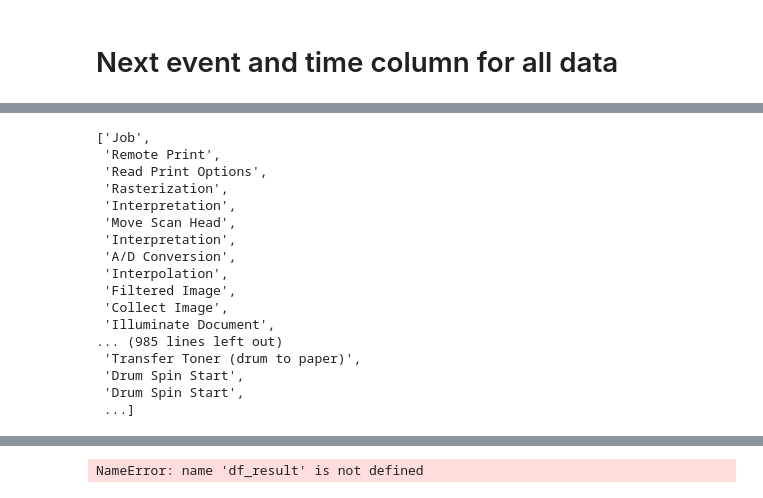
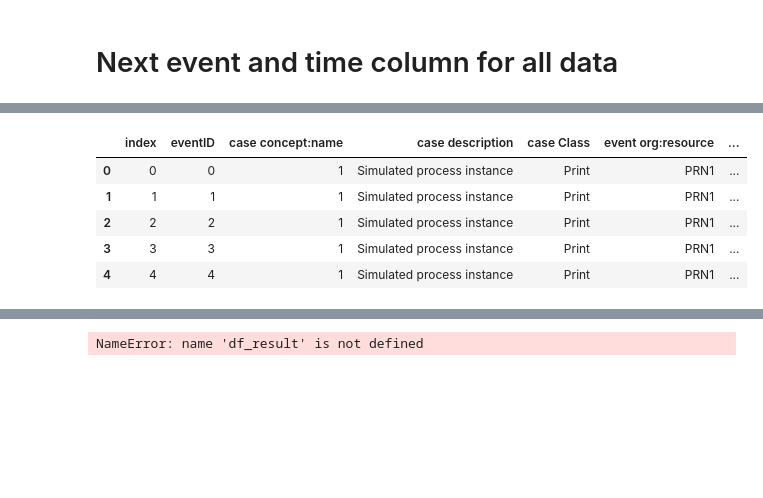
Before and after one commit to daangouw/Process-Mining, a Jupyter notebook: Added columns.ipynb, the cells around one changed output, grey strips where cells are left out. Saved outputs shown, nothing was run; the diff lists cells and outputs as text; code cells hidden in the pictures; blank space fills up the shorter version.

```diff
--- a/Added columns.ipynb
+++ b/Added columns.ipynb
@@ -191,25 +191,3 @@ for i in range(2140):
-# %%
-pred_list = [position_dict[i] for i in position_dict.keys()]
-# %%
-pred_list
-# %% [output]
-['Job',
- 'Remote Print',
- 'Read Print Options',
- 'Rasterization',
- 'Interpretation',
- 'Move Scan Head',
- 'Interpretation',
- 'A/D Conversion',
- 'Interpolation',
- 'Filtered Image',
- 'Collect Image',
- 'Illuminate Document',
-... (985 lines left out)
- 'Transfer Toner (drum to paper)',
- 'Drum Spin Start',
- 'Drum Spin Start',
- ...]
 # %%
 df_result = pd.DataFrame()
 
@@ -248,4 +226,13 @@ for case in cases:
 
     #append df case to final df
     df_result = df_result.append(df_case)
+# %%
+df_result.head()
+# %% [output]
+|  | index | eventID | case concept:name | case description | case Class | event org:resource | ... |
+| 0 | 0 | 0 | 1 | Simulated process instance | Print | PRN1 | ... |
+| 1 | 1 | 1 | 1 | Simulated process instance | Print | PRN1 | ... |
+| 2 | 2 | 2 | 1 | Simulated process instance | Print | PRN1 | ... |
+| 3 | 3 | 3 | 1 | Simulated process instance | Print | PRN1 | ... |
+| 4 | 4 | 4 | 1 | Simulated process instance | Print | PRN1 | ... |
 # %%
```
Also changed, not shown: parts of 8 cells of this notebook.
